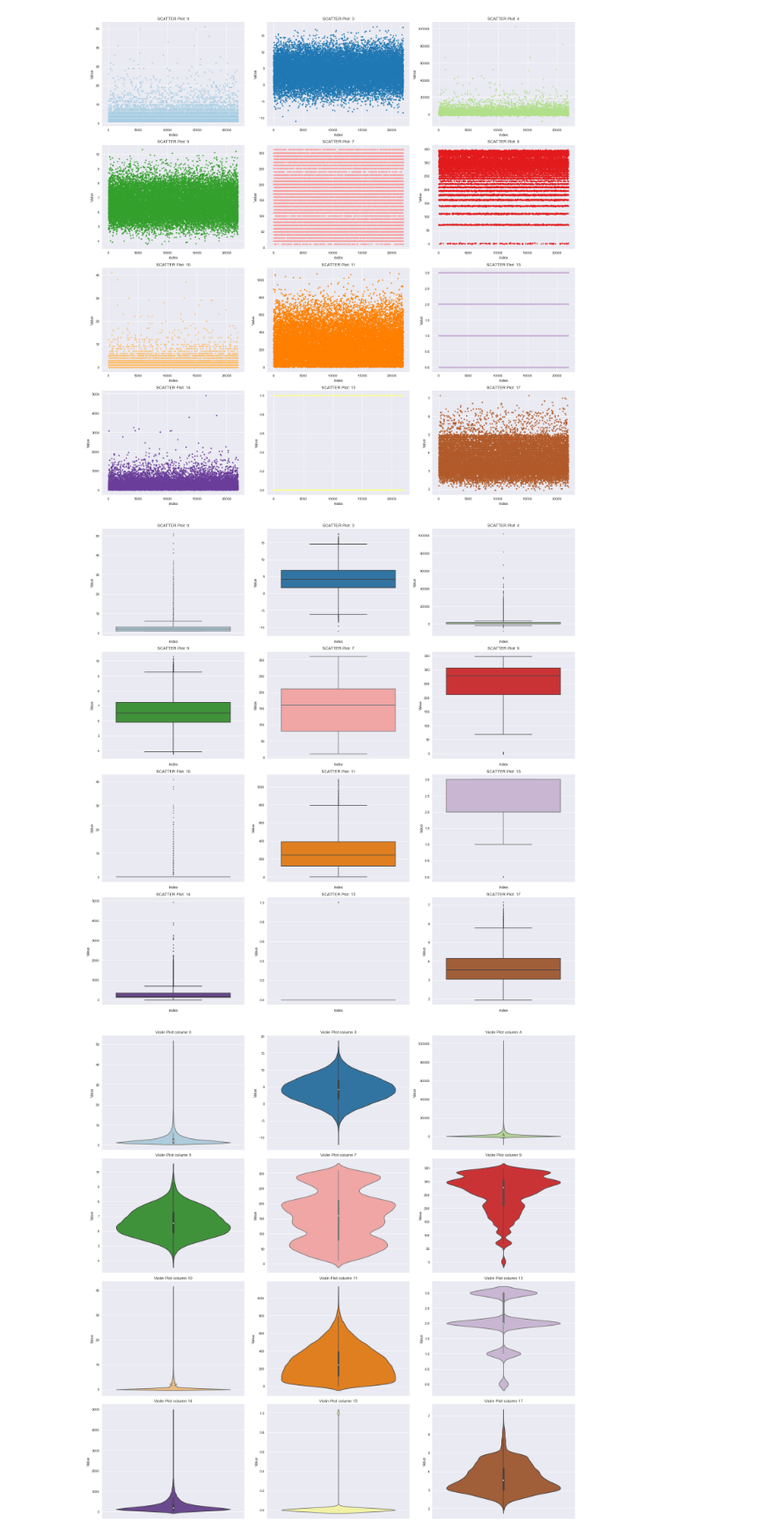
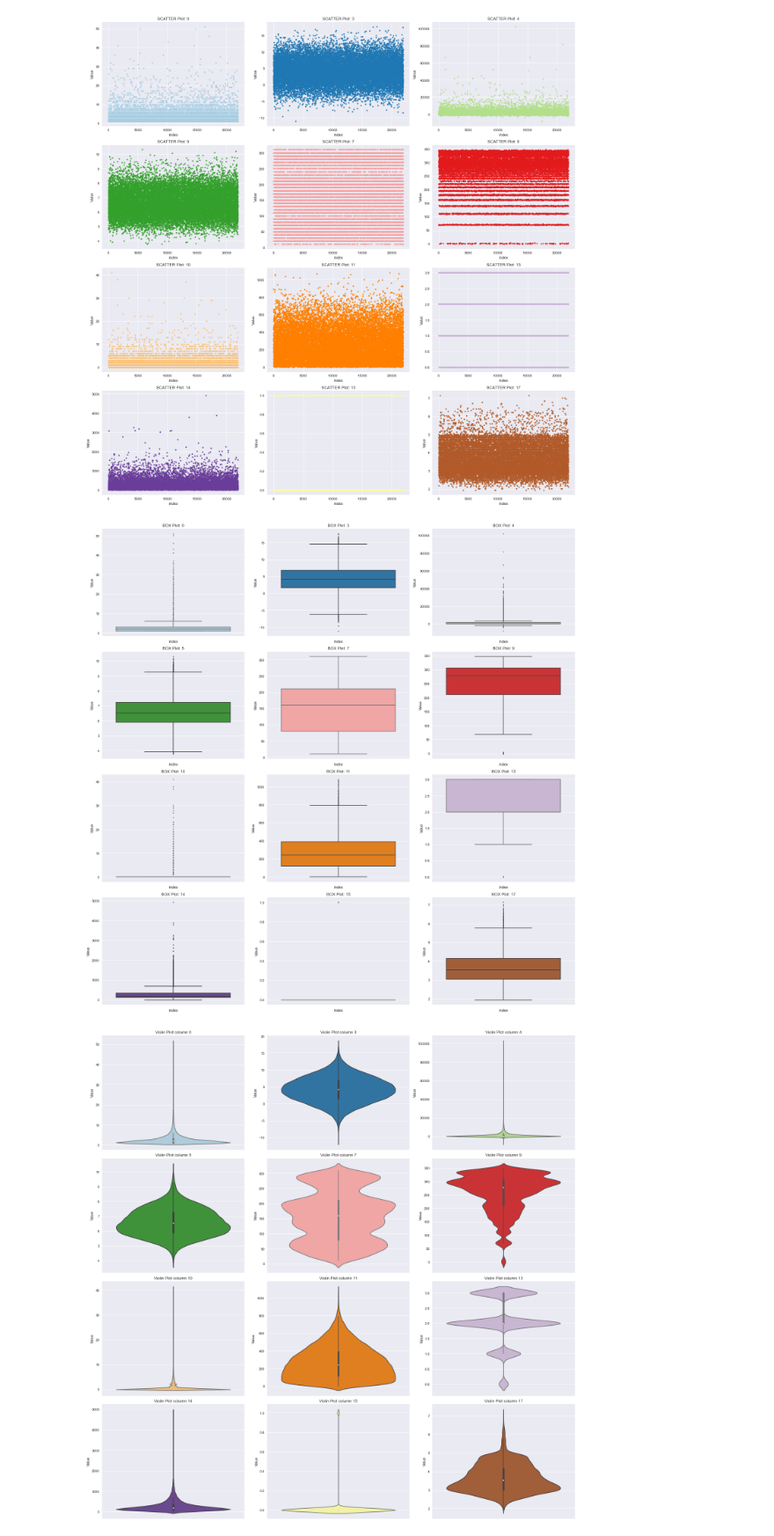
Before and after one commit to imishani/ML_Project, a Jupyter notebook: FinalProject.ipynb, the cells around one changed output. Shown at 88% size. Saved outputs shown, nothing was run; the diff lists cells and outputs as text; code cells hidden in the pictures.

```diff
--- a/FinalProject.ipynb
+++ b/FinalProject.ipynb
@@ -136,12 +165,12 @@ plt.tight_layout()
 # %%
 plt.figure(figsize=(20,20))
 for col, ind, color in zip(df_numeric_col.columns, range(len(df_numeric_col.columns))[1:],sns.color_palette("Paired")):
     plt.subplot(4, 3, ind)
     sns.boxplot(y=df[col], color=color, fliersize=2)
-    plt.gca().update(dict(title='SCATTER Plot: ' +str(col) , xlabel='index', ylabel='Value'))
+    plt.gca().update(dict(title='BOX Plot: ' +str(col) , xlabel='index', ylabel='Value'))
 plt.tight_layout()
 # %% [output]
-[figure, old version]
+[figure, new version]
 # %%
 plt.figure(figsize=(20,20))
 for col, ind, color in zip(df_numeric_col.columns, range(len(df_numeric_col.columns))[1:],sns.color_palette("Paired")):
```
Also changed, not shown: parts of 71 cells of this notebook.
